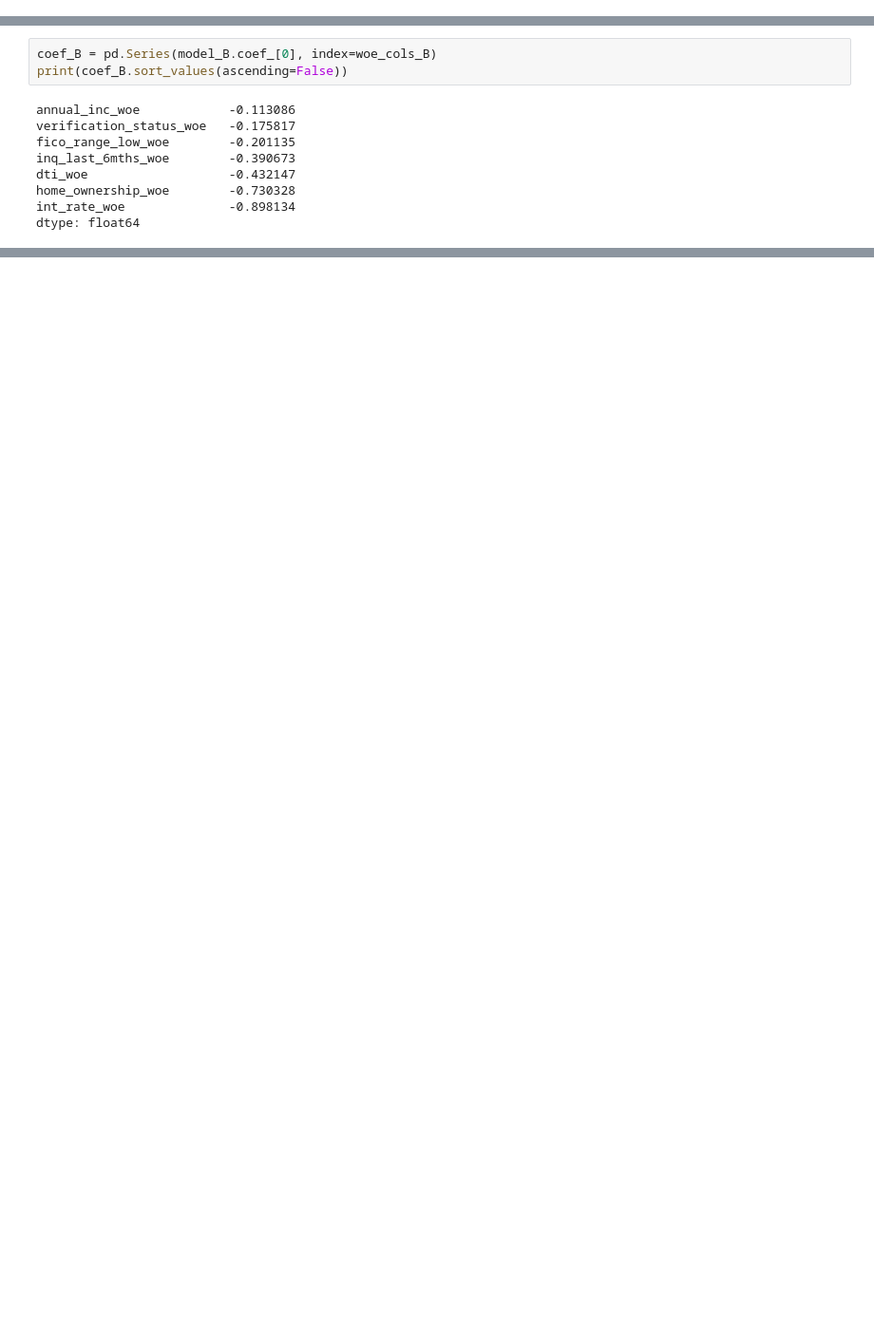
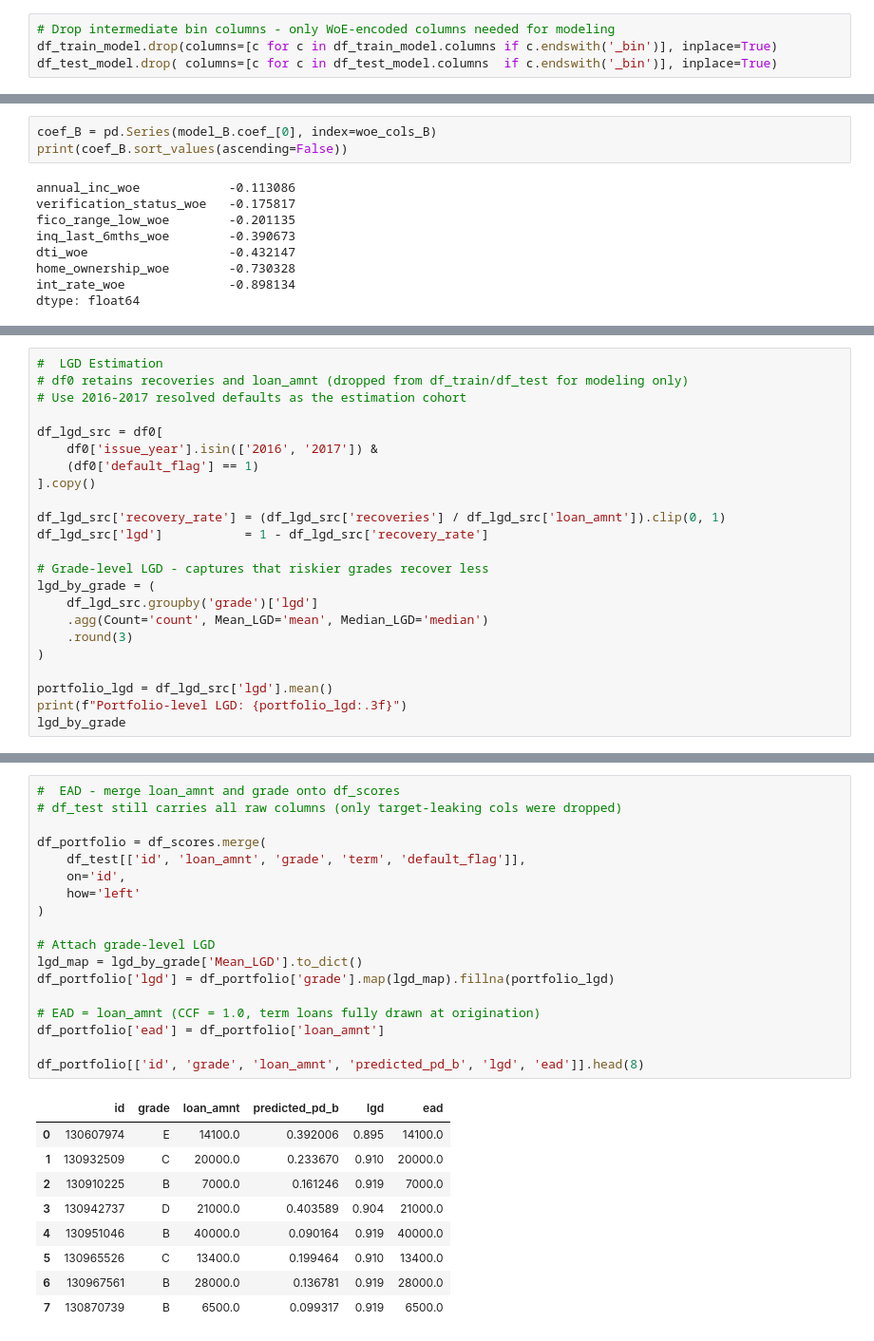
Before and after one commit to BhavyaMehra/retail-credit-risk-pd-model, a Jupyter notebook: notebooks/LendingClub.ipynb, the cells around one changed output, grey strips where cells are left out. Shown at 95% size. Saved outputs shown, nothing was run; the diff lists cells and outputs as text; blank space fills up the shorter version.

```diff
--- a/notebooks/LendingClub.ipynb
+++ b/notebooks/LendingClub.ipynb
@@ -1243,0 +602,4 @@ LogisticRegression(max_iter=1000)
+# %%
+# Drop intermediate bin columns - only WoE-encoded columns needed for modeling
+df_train_model.drop(columns=[c for c in df_train_model.columns if c.endswith('_bin')], inplace=True)
+df_test_model.drop( columns=[c for c in df_test_model.columns  if c.endswith('_bin')], inplace=True)
@@ -1361,0 +701,23 @@ df_scores.head()
+# %%
+#  LGD Estimation
+# df0 retains recoveries and loan_amnt (dropped from df_train/df_test for modeling only)
+# Use 2016-2017 resolved defaults as the estimation cohort
+
+df_lgd_src = df0[
+    df0['issue_year'].isin(['2016', '2017']) &
+    (df0['default_flag'] == 1)
+].copy()
+
+df_lgd_src['recovery_rate'] = (df_lgd_src['recoveries'] / df_lgd_src['loan_amnt']).clip(0, 1)
+df_lgd_src['lgd']           = 1 - df_lgd_src['recovery_rate']
+
+# Grade-level LGD - captures that riskier grades recover less
+lgd_by_grade = (
+    df_lgd_src.groupby('grade')['lgd']
+    .agg(Count='count', Mean_LGD='mean', Median_LGD='median')
+    .round(3)
+)
+
+portfolio_lgd = df_lgd_src['lgd'].mean()
+print(f"Portfolio-level LGD: {portfolio_lgd:.3f}")
+lgd_by_grade
@@ -1361,0 +735,28 @@ df_scores.head()
+# %%
+#  EAD - merge loan_amnt and grade onto df_scores
+# df_test still carries all raw columns (only target-leaking cols were dropped)
+
+df_portfolio = df_scores.merge(
+    df_test[['id', 'loan_amnt', 'grade', 'term', 'default_flag']],
+    on='id',
+    how='left'
+)
+
+# Attach grade-level LGD
+lgd_map = lgd_by_grade['Mean_LGD'].to_dict()
+df_portfolio['lgd'] = df_portfolio['grade'].map(lgd_map).fillna(portfolio_lgd)
+
+# EAD = loan_amnt (CCF = 1.0, term loans fully drawn at origination)
+df_portfolio['ead'] = df_portfolio['loan_amnt']
+
+df_portfolio[['id', 'grade', 'loan_amnt', 'predicted_pd_b', 'lgd', 'ead']].head(8)
+# %% [output]
+|  | id | grade | loan_amnt | predicted_pd_b | lgd | ead |
+| 0 | 130607974 | E | 14100.0 | 0.392006 | 0.895 | 14100.0 |
+| 1 | 130932509 | C | 20000.0 | 0.233670 | 0.910 | 20000.0 |
+| 2 | 130910225 | B | 7000.0 | 0.161246 | 0.919 | 7000.0 |
+| 3 | 130942737 | D | 21000.0 | 0.403589 | 0.904 | 21000.0 |
+| 4 | 130951046 | B | 40000.0 | 0.090164 | 0.919 | 40000.0 |
+| 5 | 130965526 | C | 13400.0 | 0.199464 | 0.910 | 13400.0 |
+| 6 | 130967561 | B | 28000.0 | 0.136781 | 0.919 | 28000.0 |
+| 7 | 130870739 | B | 6500.0 | 0.099317 | 0.919 | 6500.0 |
```
Also changed, not shown: parts of 194 cells of this notebook.
